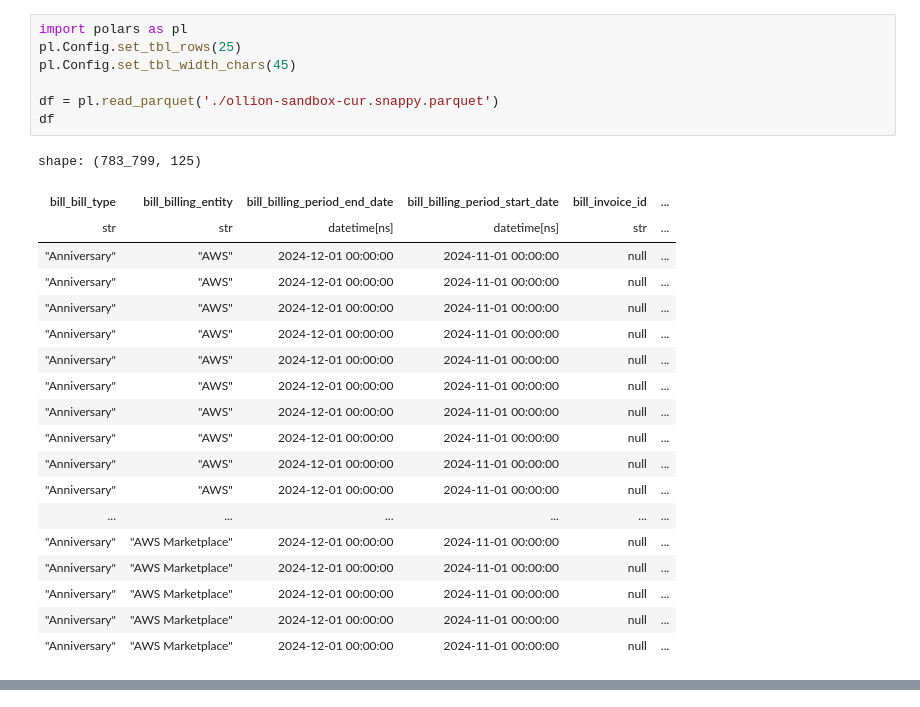
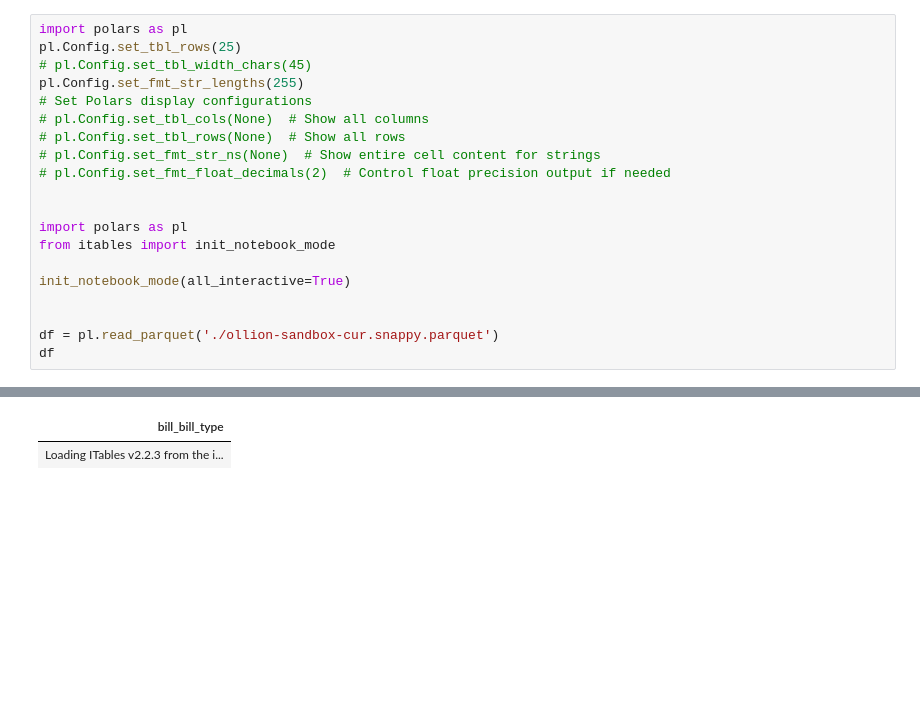
Before and after one commit to MohamadSoufanOllion/cur-notebook, a Jupyter notebook: cur-notebook.ipynb, the cells around one changed output, grey strips where cells are left out. Cells and saved outputs as stored; diff of their text form; blank space fills up the shorter version.

```diff
--- a/cur-notebook.ipynb
+++ b/cur-notebook.ipynb
@@ -25,28 +25,22 @@ identity
   'RetryAttempts': 0}}
-# %%
-import polars as pl
-pl.Config.set_tbl_rows(25)
-pl.Config.set_tbl_width_chars(45)
-
-df = pl.read_parquet('./ollion-sandbox-cur.snappy.parquet')
-df
-# %% [output]
-shape: (783_799, 125)
-| bill_bill_type | bill_billing_entity | bill_billing_period_end_date | bill_billing_period_start_date | bill_invoice_id | ... |
-| str | str | datetime[ns] | datetime[ns] | str | ... |
-| "Anniversary" | "AWS" | 2024-12-01 00:00:00 | 2024-11-01 00:00:00 | null | ... |
-| "Anniversary" | "AWS" | 2024-12-01 00:00:00 | 2024-11-01 00:00:00 | null | ... |
-| "Anniversary" | "AWS" | 2024-12-01 00:00:00 | 2024-11-01 00:00:00 | null | ... |
-| "Anniversary" | "AWS" | 2024-12-01 00:00:00 | 2024-11-01 00:00:00 | null | ... |
-| "Anniversary" | "AWS" | 2024-12-01 00:00:00 | 2024-11-01 00:00:00 | null | ... |
-| "Anniversary" | "AWS" | 2024-12-01 00:00:00 | 2024-11-01 00:00:00 | null | ... |
-| "Anniversary" | "AWS" | 2024-12-01 00:00:00 | 2024-11-01 00:00:00 | null | ... |
-| "Anniversary" | "AWS" | 2024-12-01 00:00:00 | 2024-11-01 00:00:00 | null | ... |
-| "Anniversary" | "AWS" | 2024-12-01 00:00:00 | 2024-11-01 00:00:00 | null | ... |
-| "Anniversary" | "AWS" | 2024-12-01 00:00:00 | 2024-11-01 00:00:00 | null | ... |
-| ... | ... | ... | ... | ... | ... |
-| "Anniversary" | "AWS Marketplace" | 2024-12-01 00:00:00 | 2024-11-01 00:00:00 | null | ... |
-| "Anniversary" | "AWS Marketplace" | 2024-12-01 00:00:00 | 2024-11-01 00:00:00 | null | ... |
-| "Anniversary" | "AWS Marketplace" | 2024-12-01 00:00:00 | 2024-11-01 00:00:00 | null | ... |
-| "Anniversary" | "AWS Marketplace" | 2024-12-01 00:00:00 | 2024-11-01 00:00:00 | null | ... |
-| "Anniversary" | "AWS Marketplace" | 2024-12-01 00:00:00 | 2024-11-01 00:00:00 | null | ... |
+# %%
+import polars as pl
+pl.Config.set_tbl_rows(25)
+# pl.Config.set_tbl_width_chars(45)
+pl.Config.set_fmt_str_lengths(255)
+# Set Polars display configurations
+# pl.Config.set_tbl_cols(None)  # Show all columns
+# pl.Config.set_tbl_rows(None)  # Show all rows
+# pl.Config.set_fmt_str_ns(None)  # Show entire cell content for strings
+# pl.Config.set_fmt_float_decimals(2)  # Control float precision output if needed
+
+
+import polars as pl
+from itables import init_notebook_mode
+
+init_notebook_mode(all_interactive=True)
+
+
+df = pl.read_parquet('./ollion-sandbox-cur.snappy.parquet')
+df
+# %% [output]
@@ -52,0 +48,2 @@ shape: (783_799, 125)
+| bill_bill_type |
+| Loading ITables v2.2.3 from the i... |
```
Also changed, not shown: parts of 10 cells of this notebook, 3 other files.
